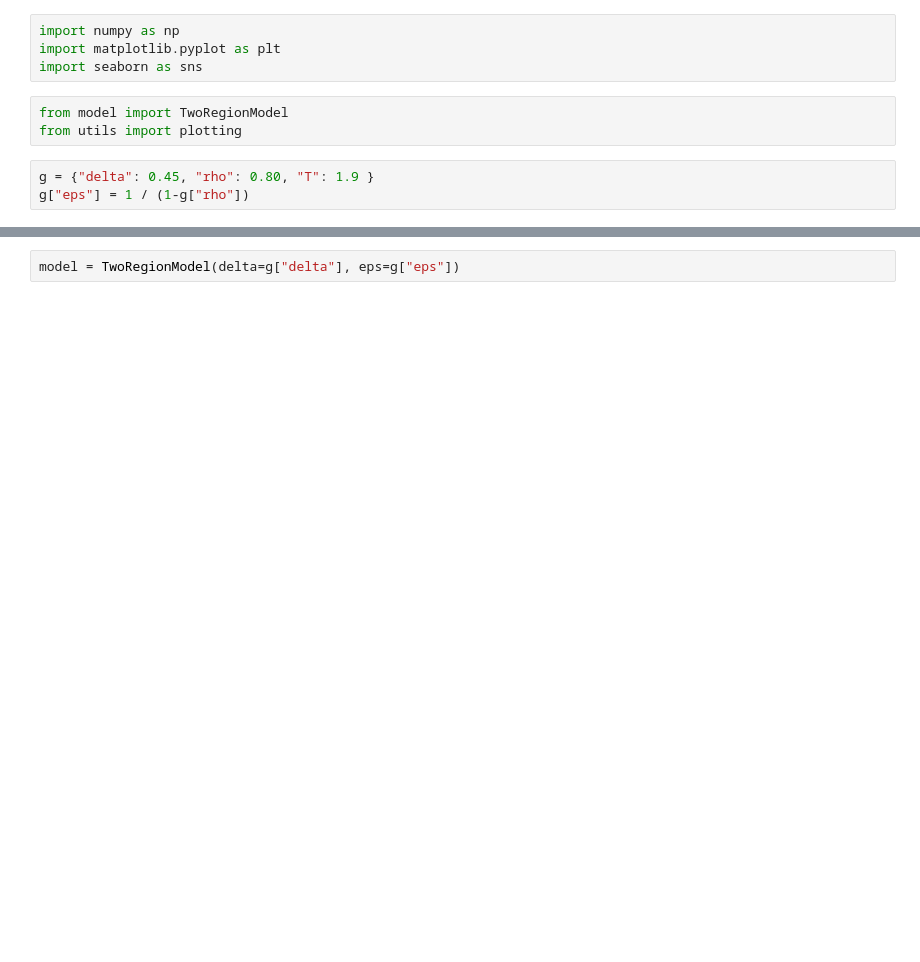
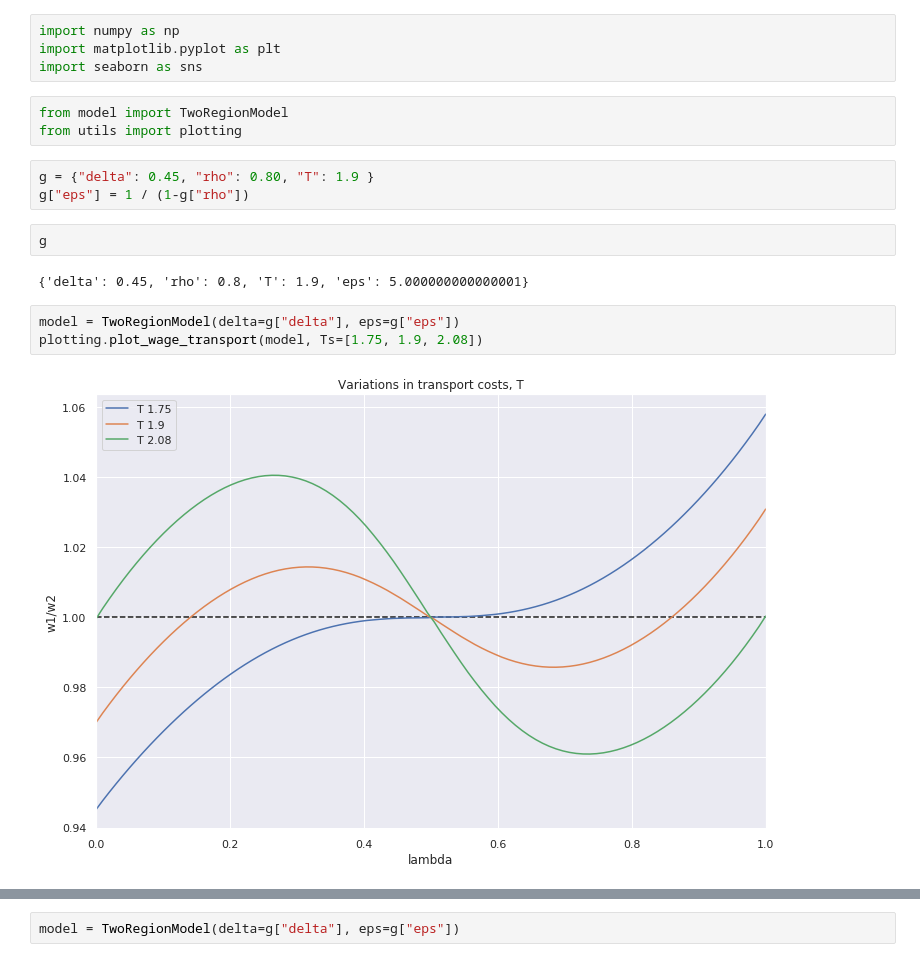
Before and after one commit to NoFishLikeIan/tinbergen, a Jupyter notebook: homework/spatial/Assignment.ipynb, the cells around one changed output, grey strips where cells are left out. Drawn from its saved outputs; the diff is of its cells as text; blank space fills up the shorter version.

```diff
--- a/homework/spatial/Assignment.ipynb
+++ b/homework/spatial/Assignment.ipynb
@@ -8,3 +8,12 @@ from utils import plotting
 # %%
 g = {"delta": 0.45, "rho": 0.80, "T": 1.9 }
 g["eps"] = 1 / (1-g["rho"])
+# %%
+g
+# %% [output]
+{'delta': 0.45, 'rho': 0.8, 'T': 1.9, 'eps': 5.000000000000001}
+# %%
+model = TwoRegionModel(delta=g["delta"], eps=g["eps"])
+plotting.plot_wage_transport(model, Ts=[1.75, 1.9, 2.08])
+# %% [output]
+[figure, added]
```
Also changed, not shown: parts of 10 cells of this notebook, 1 other file.
